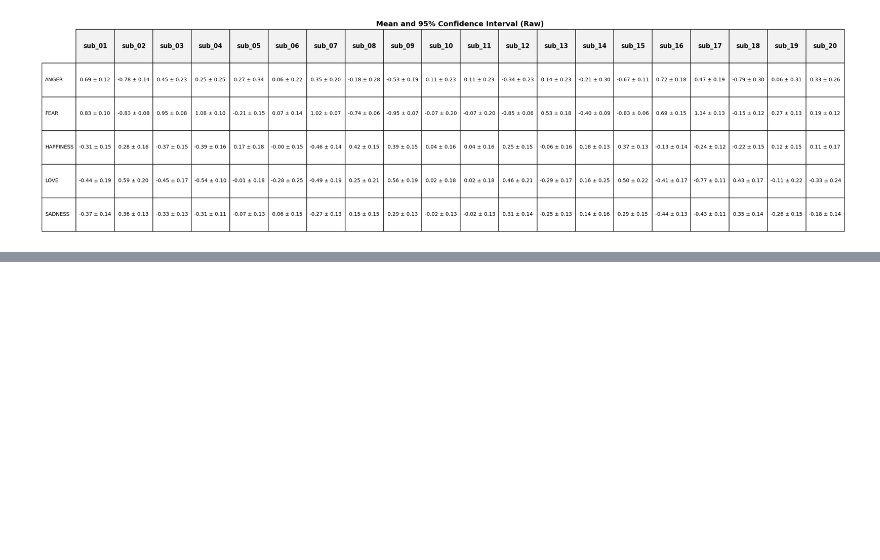
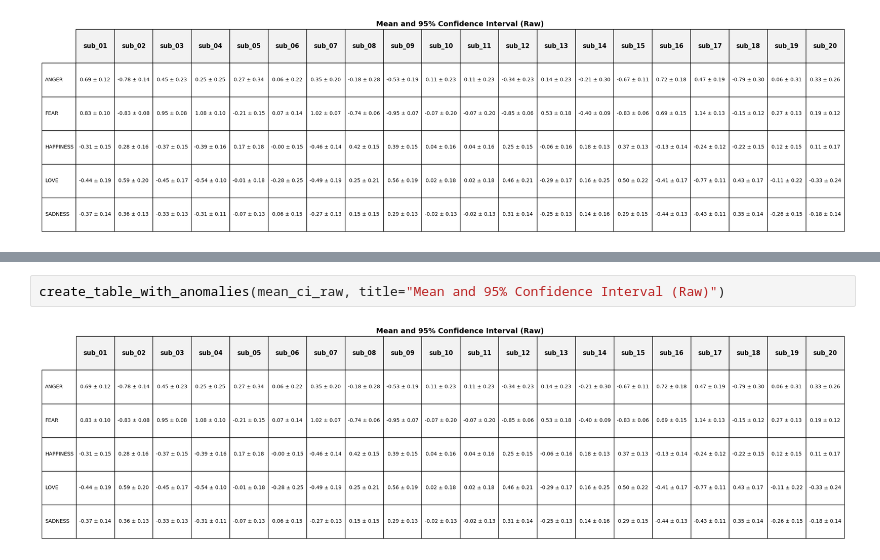
Before and after one commit to Napwillcode8848/deepemotion_variance_01, a Jupyter notebook: pca_analysis.ipynb, the cells around one changed output, grey strips where cells are left out. Drawn from its saved outputs; the diff is of its cells as text; blank space fills up the shorter version.

```diff
--- a/pca_analysis.ipynb
+++ b/pca_analysis.ipynb
@@ -727,0 +797,4 @@ create_table_image(mean_ci_raw, title="Mean and 95% Confidence Interval (Raw)")
+# %%
+create_table_with_anomalies(mean_ci_raw, title="Mean and 95% Confidence Interval (Raw)")
+# %% [output]
+[figure, added]
```
Also changed, not shown: parts of 5 cells of this notebook.
